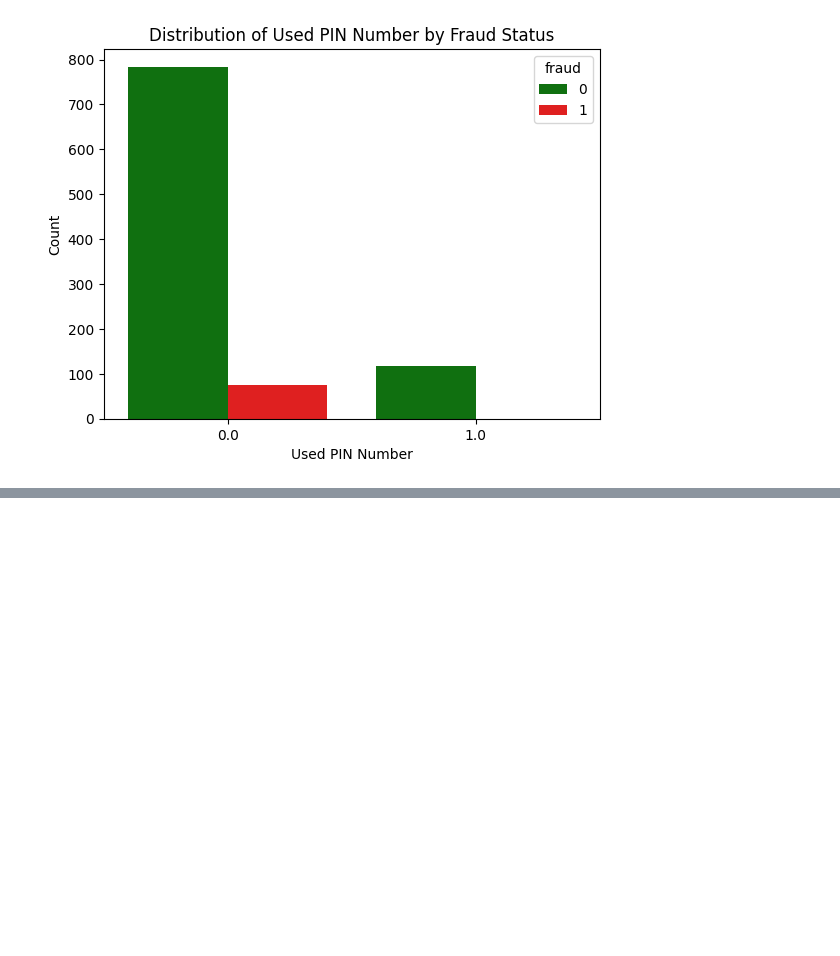
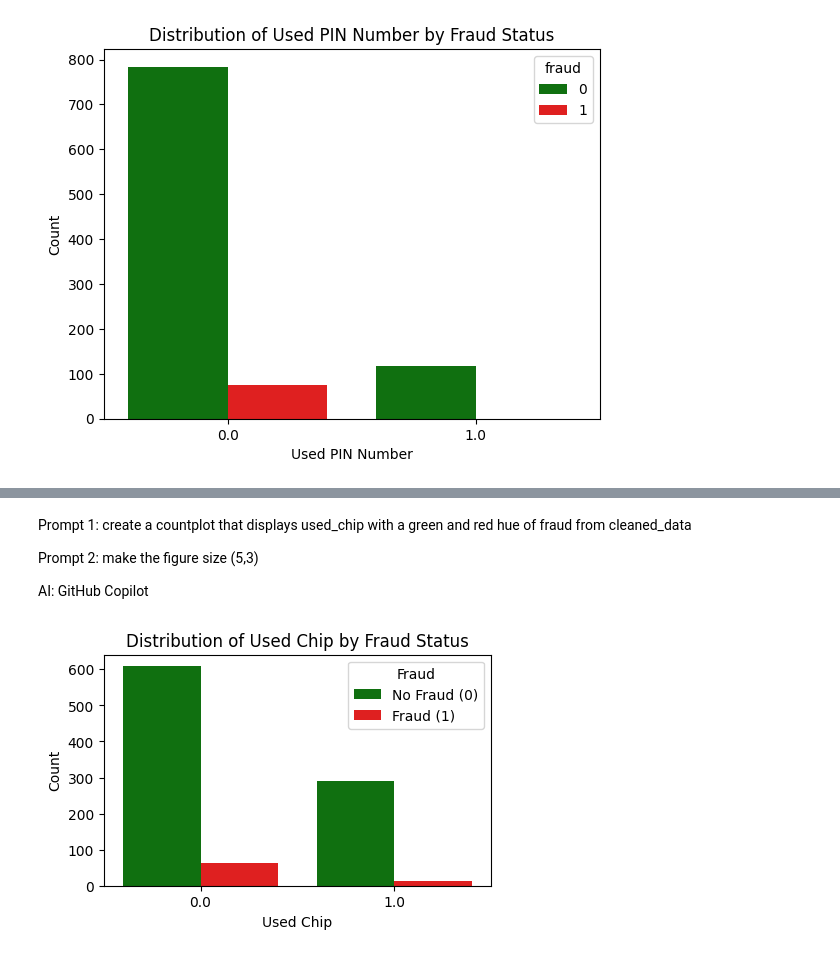
Before and after one commit to scottie-housholder/MAT311-AI-Assignment, a Jupyter notebook: AI_fraud_detection.ipynb, the cells around one changed output, grey strips where cells are left out. Cells and saved outputs as stored; diff of their text form; code cells hidden in the pictures; blank space fills up the shorter version.

```diff
--- a/AI_fraud_detection.ipynb
+++ b/AI_fraud_detection.ipynb
@@ -226,0 +275,25 @@ plt.show()
+# %% [markdown]
+Prompt 1: create a countplot that displays used_chip with a green and red hue of fraud from cleaned_data
+
+Prompt 2: make the figure size (5,3)
+
+AI: GitHub Copilot
+# %%
+# Set the figure size
+plt.figure(figsize=(5, 3))
+
+# Create a countplot for the 'used_chip' column with 'fraud' as the hue and green/red colors
+sns.countplot(x='used_chip', hue='fraud', data=cleaned_data, palette={0: 'green', 1: 'red'})
+
+# Add labels and title
+plt.title('Distribution of Used Chip by Fraud Status')
+plt.xlabel('Used Chip')
+plt.ylabel('Count')
+
+# Add a legend
+plt.legend(title='Fraud', labels=['No Fraud (0)', 'Fraud (1)'])
+
+# Show the plot
+plt.show()
+# %% [output]
+[figure, added]
```
Also changed, not shown: parts of 6 cells of this notebook.
